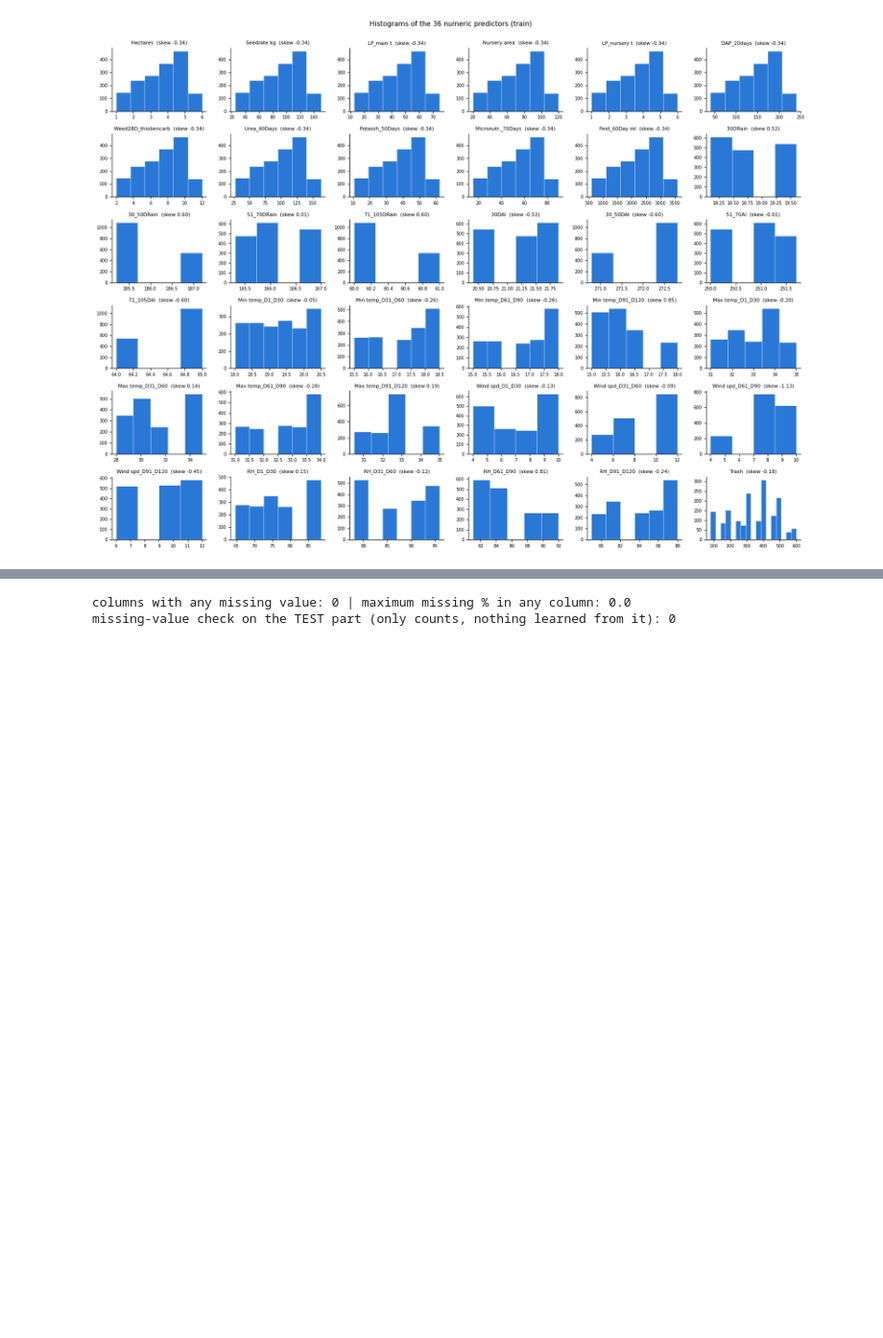
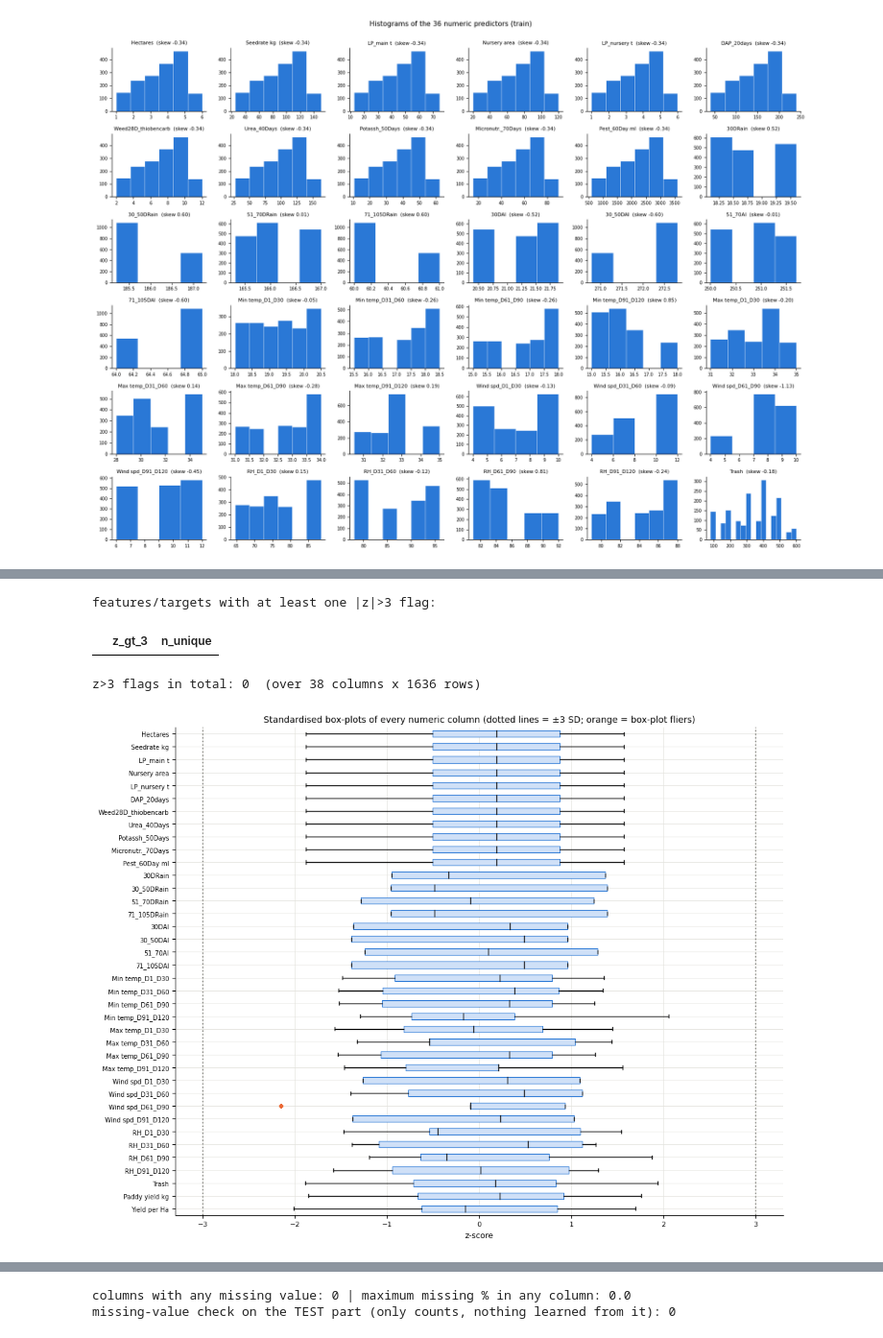
Before and after one commit to phattanaratjeedjeen-sudo/paddy, a Jupyter notebook: src/paddy_ML_regression.ipynb, the cells around one changed output, grey strips where cells are left out. Shown at 96% size. Saved outputs shown, nothing was run; the diff lists cells and outputs as text; code cells hidden in the pictures; blank space fills up the shorter version.

```diff
--- a/src/paddy_ML_regression.ipynb
+++ b/src/paddy_ML_regression.ipynb
@@ -734,28 +635,0 @@ rows with |studentised residual| > 3 in the LOG model, by plot size: {6: 4}
-# %%
-# ---- สาธิตด้วยความผิดพลาดร้ายแรงแบบสังเคราะห์ (ข้อมูลจริงแทบไม่มีเลย): เครื่องมือแต่ละตัวทำงานอย่างไร? ----
-from sklearn.linear_model import LinearRegression
-
-rng = np.random.default_rng(SEED)
-d0 = tr[['Hectares', Y]].reset_index(drop=True); k = int(0.02 * len(d0))
-bad_idx = rng.choice(len(d0), k, replace=False); d1 = d0.copy()
-d1.loc[bad_idx, Y] = d1.loc[bad_idx, Y] * rng.choice([0.2, 3.0], size=k)          # mistyped decimal / extra digit
-def slope(d): return LinearRegression().fit(d[['Hectares']], d[Y]).coef_[0]
-def residual_trim(d, frac=0.01, rounds=3):                                           # "Outlier Removal Algorithm"
-    keep = np.ones(len(d), bool)
-    for _ in range(rounds):
-        m = LinearRegression().fit(d.loc[keep, ['Hectares']], d.loc[keep, Y]); res = np.abs(d[Y] - m.predict(d[['Hectares']])); res[~keep] = -1
-        keep[np.argsort(-res.values)[:int(frac * len(d))]] = False
-    return ~keep
-s = d1[Y]; z = (s - s.mean()) / s.std(ddof=0); q1, q3 = s.quantile([.25, .75])
-flag = {'z-score |z|>3 (on y alone)': (z.abs() > 3).values,
-        'IQR fence (on y alone)': ((s < q1 - 1.5*(q3-q1)) | (s > q3 + 1.5*(q3-q1))).values,
-        'studentised residual |r|>3 (given Hectares)': np.abs(ols_influence(d1[['Hectares']], d1[Y])['stud']) > 3,
-        'iterative residual trimming (3 x 1 %)': residual_trim(d1)}
-truth = np.zeros(len(d0), bool); truth[bad_idx] = True
-res = []
-for name, f in flag.items():
-    res.append((name, int((f & truth).sum()), int((f & ~truth).sum()), (f & truth).sum() / truth.sum(), slope(d1[~f])))
-res.append(('no treatment', 0, 0, 0.0, slope(d1)))
-tab = pd.DataFrame(res, columns=['method', 'caught (of %d injected)' % k, 'false alarms', 'recall', 'fitted slope kg/ha']).set_index('method')
-print(f'clean-data slope = {slope(d0):,.1f} kg per ha')
-display(tab)
@@ -791,0 +646,17 @@ clean-data slope = 6,353.5 kg per ha
+# %%
+def flags(s):
+    z = (s - s.mean()) / s.std(ddof=0)
+    return dict(z_gt_3=int((z.abs() > 3).sum()), n_unique=s.nunique())
+out = pd.DataFrame({c: flags(tr[c]) for c in NUM + [Y, Y2]}).T
+print('features/targets with at least one |z|>3 flag:'); display(out[out.z_gt_3 > 0])
+print(f'z>3 flags in total: {int(out.z_gt_3.sum())}  (over {len(out)} columns x {len(tr)} rows)')
+fig, ax = plt.subplots(figsize=(11, 8.5)); cols = NUM + [Y, Y2]
+Z = [(tr[c] - tr[c].mean()) / tr[c].std(ddof=0) for c in cols]
+ax.boxplot(Z, vert=False, patch_artist=True, boxprops=dict(facecolor='#cfe0f7', color=BLUE, lw=0.8), medianprops=dict(color=INK), flierprops=dict(marker='o', ms=3, mfc=ORANGE, mec=ORANGE))
+ax.set_yticklabels([short(c) for c in cols], fontsize=7); ax.axvline(-3, color=GREY, ls=':'); ax.axvline(3, color=GREY, ls=':'); ax.invert_yaxis()
+ax.set(title='Standardised box-plots of every numeric column (dotted lines = ±3 SD; orange = box-plot fliers)', xlabel='z-score'); plt.tight_layout(); plt.show()
+# %% [output]
+features/targets with at least one |z|>3 flag:
+|  | z_gt_3 | n_unique |
+z>3 flags in total: 0  (over 38 columns x 1636 rows)
+[figure, added]
```
Also changed, not shown: parts of 85 cells of this notebook, 1 other file.
